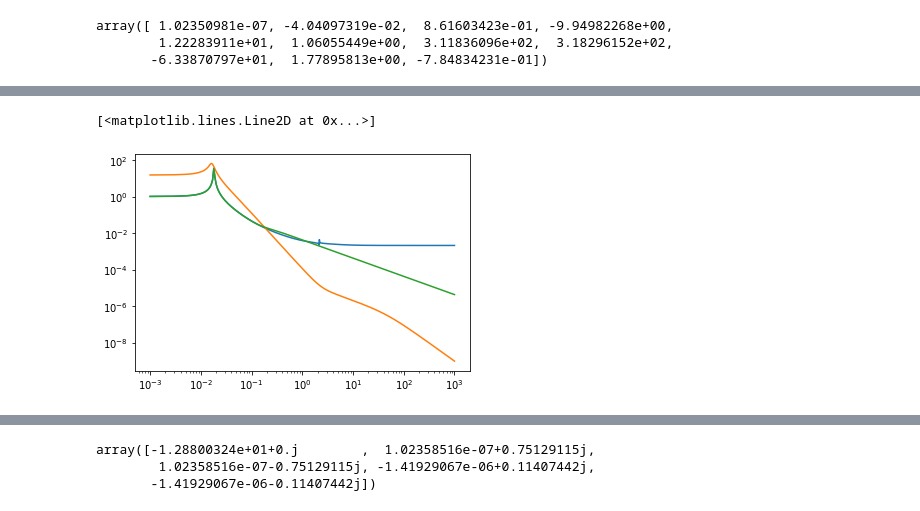
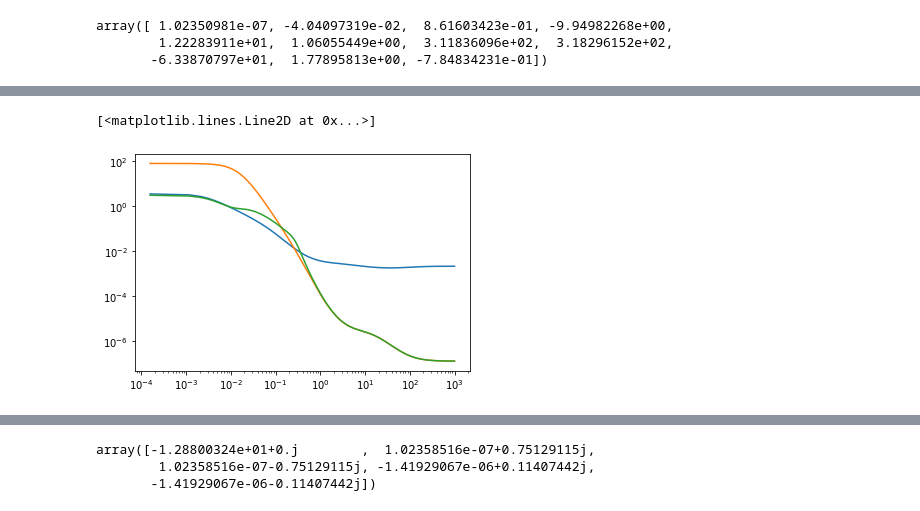
Before and after one commit to terrencetec/kontrol, a Jupyter notebook: examples/BS_IPT_H2complementary.ipynb, the cells around one changed output, grey strips where cells are left out. Saved outputs shown, nothing was run; the diff lists cells and outputs as text; code cells hidden in the pictures.

Commit message:
update BS_IPT_H2complementary.ipyng

```diff
--- a/examples/BS_IPT_H2complementary.ipynb
+++ b/examples/BS_IPT_H2complementary.ipynb
@@ -137,21 +149,3 @@ res.x
 array([ 1.02350981e-07, -4.04097319e-02,  8.61603423e-01, -9.94982268e+00,
         1.22283911e+01,  1.06055449e+00,  3.11836096e+02,  3.18296152e+02,
        -6.33870797e+01,  1.77895813e+00, -7.84834231e-01])
-# %%
-noise_lvdtt_fit = tf([-4.32929976e-03,  1.09247804e-01,  1.75716435e-02,  1.93369129e+01,
-        1.52528247e+02, -1.24482356e+02],  [2.03520179e+00, -4.94326536e+01,
-        3.73467638e+02, -9.18788100e+03,  2.61392708e+01, -1.20078445e+02])
-noise_geot_fit = tf([ 1.02350981e-07, -4.04097319e-02,  8.61603423e-01, -9.94982268e+00,
-        1.22283911e+01],  [1.06055449e+00,  3.11836096e+02,  3.18296152e+02,
-       -6.33870797e+01,  1.77895813e+00, -7.84834231e-01])
-plt.loglog(f, noise_lvdtt_data, label='IP T LVDT noise')
-plt.loglog(f, noise_geot_data, label='IP T geophone noise')
-_f=np.linspace(1e-3,1e3,1000000)
-plt.loglog(_f, abs(noise_lvdtt_fit.horner(2*np.pi*1j*_f)[0][0]))
-plt.loglog(_f, abs(noise_geot_fit.horner(2*np.pi*1j*_f)[0][0]))
-# plt.loglog(f, abs(stable_noise_lvdtt.horner(2*np.pi*1j*f)[0][0]))
-
-plt.legend(loc=0)
-plt.grid()
-plt.ylabel('ASD')
-plt.xlabel('Frequency (Hz)')
@@ -161,3 +152,3 @@ Text(0.5, 0, 'Frequency (Hz)')
 # %%
 from kontrol.filter import h2complementary
-h1, h2 = h2complementary(remove_unstable(noise_lvdtt_fit), remove_unstable(noise_geot_fit))
+h1, h2 = h2complementary(noise_lvdtt_fit/noise_geot_fit_aug, noise_geot_fit_aug/noise_lvdtt_fit)
@@ -184,14 +154,0 @@ h1, h2 = h2complementary(remove_unstable(noise_lvdtt_fit), remove_unstable(noise
-# %%
-n1 = remove_unstable(noise_lvdtt_fit)
-n2 = remove_unstable(noise_geot_fit)
-p = [[tf([0],[1]), n2, tf([1],[1])],
-         [n1, -n2, tf([0],[1])]]
-#     p = [[n1, -n1],
-#          [tf([0],[1]), n2],
-#          [tf([1],[1]), tf([0],[1])]]
-p = tfmatrix2tf(p)
-# h1 = tf(h2syn(ss(p), 1, 1))
-# h2 = 1 - h1
-K, CL, gam, rcond=hinfsyn(ss(p), 1, 1)
-h1=tf(K)
-h2=1-h1
@@ -218,11 +155,15 @@ h2=1-h1
 # %%
 # f=np.logspace(-3,3,1000)
 # plt.loglog(_f, abs(h1.horner(2*np.pi*1j*_f)[0][0]))
 # plt.loglog(_f, abs(h2.horner(2*np.pi*1j*_f)[0][0]))
+# plt.loglog(_f, abs(h2_aug.horner(2*np.pi*1j*_f)[0][0]))
+# plt.loglog(_f, abs((h1+h2_aug).horner(2*np.pi*1j*_f)[0][0]))
+
+# plt.ylim(0.1,10)
 plt.loglog(_f, abs(noise_lvdtt_fit.horner(2*np.pi*1j*_f)[0][0]))
-plt.loglog(_f, abs(noise_geot_fit.horner(2*np.pi*1j*_f)[0][0]))
+plt.loglog(_f, abs(noise_geot_fit_aug.horner(2*np.pi*1j*_f)[0][0]))
 plt.loglog(_f, quad_sum(abs(noise_lvdtt_fit.horner(2*np.pi*1j*_f)[0][0])*abs(h1.horner(2*np.pi*1j*_f)[0][0]),
-                        abs(noise_geot_fit.horner(2*np.pi*1j*_f)[0][0])*abs(h2.horner(2*np.pi*1j*_f)[0][0])))
+                        abs(noise_geot_fit_aug.horner(2*np.pi*1j*_f)[0][0])*abs(h2_aug.horner(2*np.pi*1j*_f)[0][0])))
 # %% [output]
 [<matplotlib.lines.Line2D at 0x...>]
-[figure, old version]
+[figure, new version]
```
Also changed, not shown: parts of 14 cells of this notebook.
